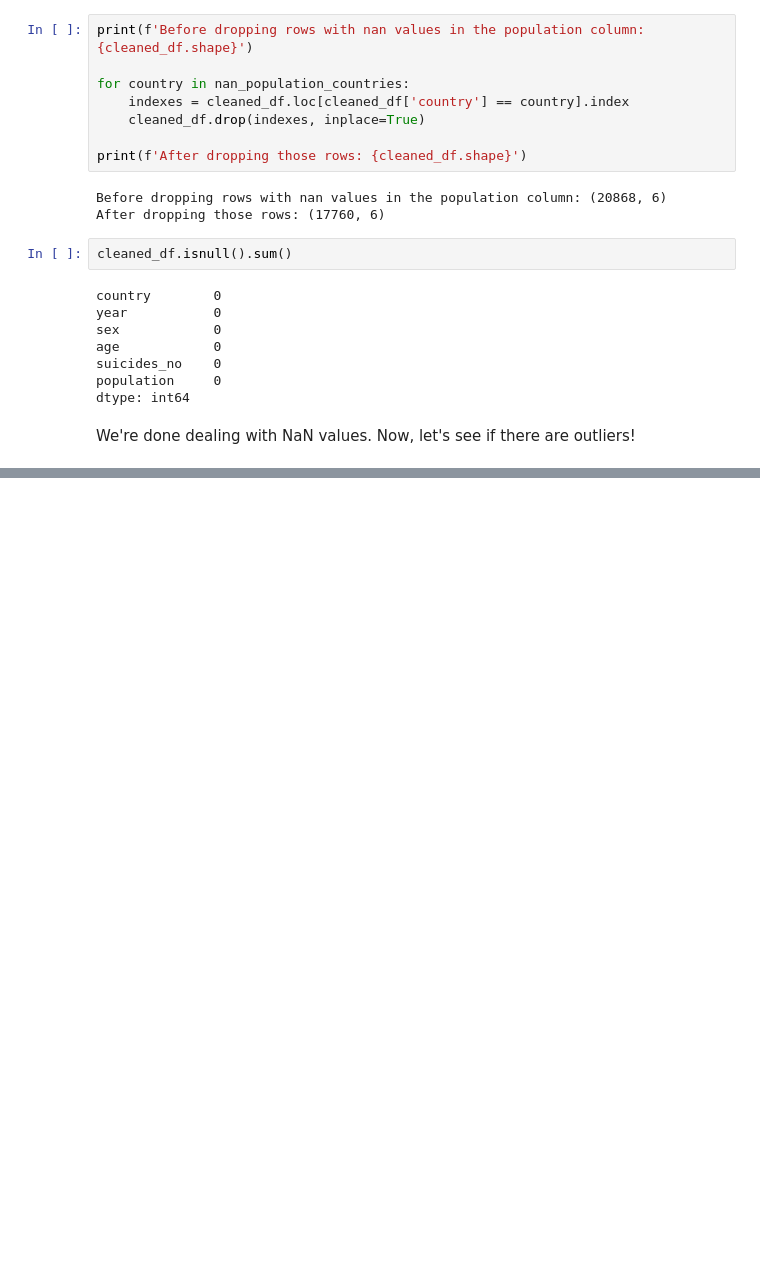
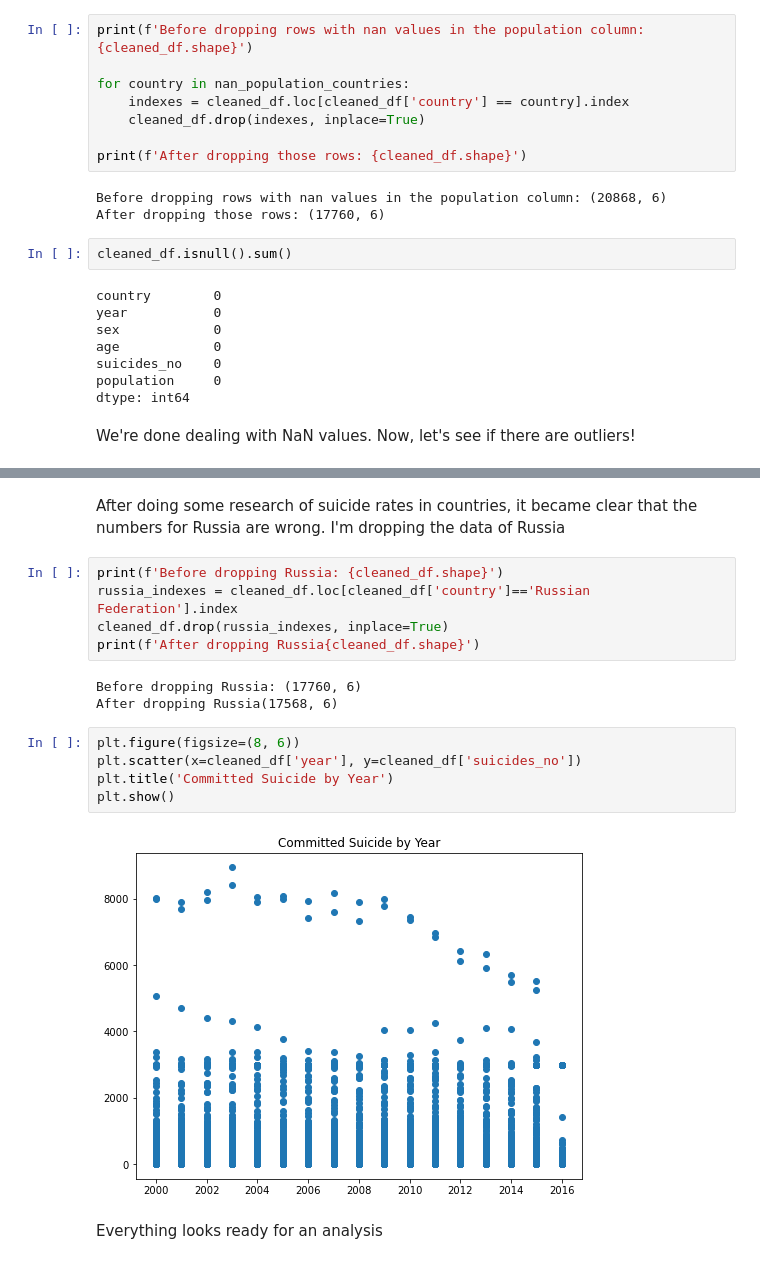
Before and after one commit to tw7366/Projects, a Jupyter notebook: Projects/Suicide Rates in the 21st Century.ipynb, the cells around one changed output, grey strips where cells are left out. Saved outputs shown, nothing was run; the diff lists cells and outputs as text; blank space fills up the shorter version.

Commit message:
dealt with outliers - Russia

```diff
--- a/Projects/Suicide Rates in the 21st Century.ipynb
+++ b/Projects/Suicide Rates in the 21st Century.ipynb
@@ -321,0 +364,20 @@ plt.scatter(x=cleaned_df['year'], y=cleaned_df['suicides_no'])
+# %% [markdown]
+After doing some research of suicide rates in countries, it became clear that the numbers for Russia are wrong.
+I'm dropping the data of Russia
+# %%
+print(f'Before dropping Russia: {cleaned_df.shape}')
+russia_indexes = cleaned_df.loc[cleaned_df['country']=='Russian Federation'].index
+cleaned_df.drop(russia_indexes, inplace=True)
+print(f'After dropping Russia{cleaned_df.shape}')
+# %% [output]
+Before dropping Russia: (17760, 6)
+After dropping Russia(17568, 6)
+# %%
+plt.figure(figsize=(8, 6))
+plt.scatter(x=cleaned_df['year'], y=cleaned_df['suicides_no'])
+plt.title('Committed Suicide by Year')
+plt.show()
+# %% [output]
+[figure, added]
+# %% [markdown]
+Everything looks ready for an analysis
```
Also changed, not shown: parts of 3 cells of this notebook.
